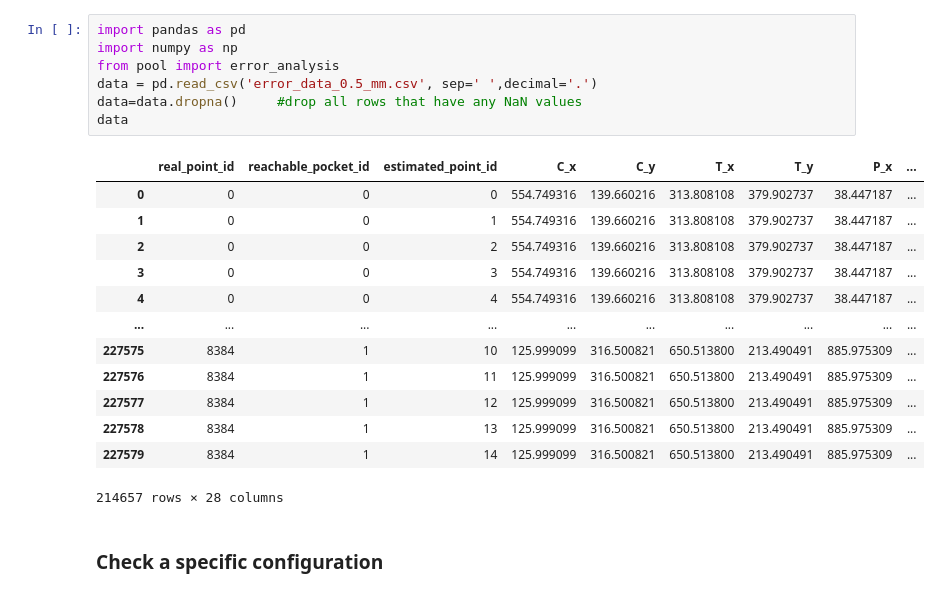
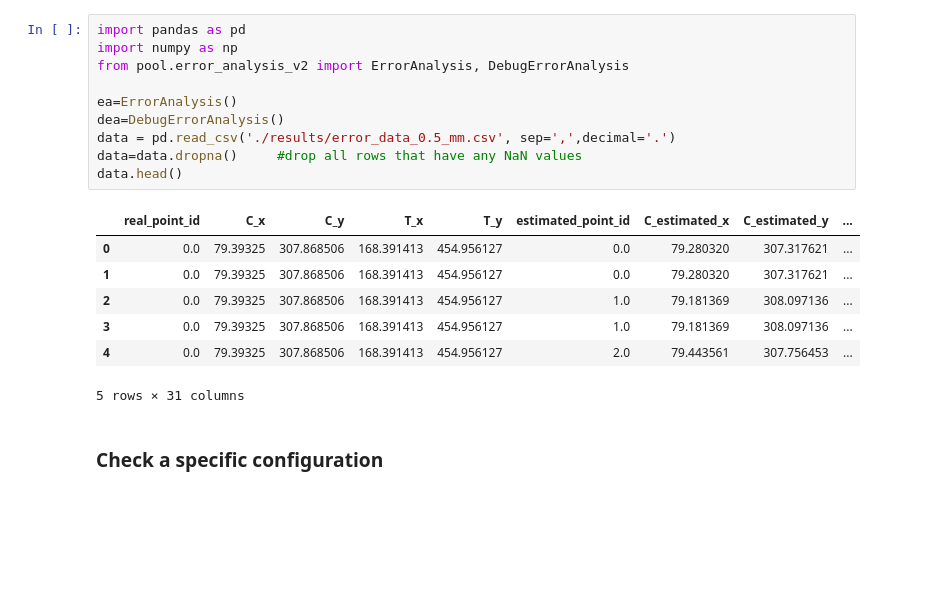
Before and after one commit to opticsensors/pool-playing-robot, a Jupyter notebook: examples/error_analysis/data_analysis.ipynb, the cells around one changed output. Drawn from its saved outputs; the diff is of its cells as text; blank space fills up the shorter version.

```diff
--- a/examples/error_analysis/data_analysis.ipynb
+++ b/examples/error_analysis/data_analysis.ipynb
@@ -1,24 +1,21 @@
 # %%
 import pandas as pd
 import numpy as np
-from pool import error_analysis
-data = pd.read_csv('error_data_0.5_mm.csv', sep=' ',decimal='.')
+from pool.error_analysis_v2 import ErrorAnalysis, DebugErrorAnalysis
+
+ea=ErrorAnalysis()
+dea=DebugErrorAnalysis()
+data = pd.read_csv('./results/error_data_0.5_mm.csv', sep=',',decimal='.')
 data=data.dropna()     #drop all rows that have any NaN values
-data
+data.head()
 # %% [output]
-|  | real_point_id | reachable_pocket_id | estimated_point_id | C_x | C_y | T_x | T_y | P_x | ... |
-| 0 | 0 | 0 | 0 | 554.749316 | 139.660216 | 313.808108 | 379.902737 | 38.447187 | ... |
-| 1 | 0 | 0 | 1 | 554.749316 | 139.660216 | 313.808108 | 379.902737 | 38.447187 | ... |
-| 2 | 0 | 0 | 2 | 554.749316 | 139.660216 | 313.808108 | 379.902737 | 38.447187 | ... |
-| 3 | 0 | 0 | 3 | 554.749316 | 139.660216 | 313.808108 | 379.902737 | 38.447187 | ... |
-| 4 | 0 | 0 | 4 | 554.749316 | 139.660216 | 313.808108 | 379.902737 | 38.447187 | ... |
-| ... | ... | ... | ... | ... | ... | ... | ... | ... | ... |
-| 227575 | 8384 | 1 | 10 | 125.999099 | 316.500821 | 650.513800 | 213.490491 | 885.975309 | ... |
-| 227576 | 8384 | 1 | 11 | 125.999099 | 316.500821 | 650.513800 | 213.490491 | 885.975309 | ... |
-| 227577 | 8384 | 1 | 12 | 125.999099 | 316.500821 | 650.513800 | 213.490491 | 885.975309 | ... |
-| 227578 | 8384 | 1 | 13 | 125.999099 | 316.500821 | 650.513800 | 213.490491 | 885.975309 | ... |
-| 227579 | 8384 | 1 | 14 | 125.999099 | 316.500821 | 650.513800 | 213.490491 | 885.975309 | ... |
+|  | real_point_id | C_x | C_y | T_x | T_y | estimated_point_id | C_estimated_x | C_estimated_y | ... |
+| 0 | 0.0 | 79.39325 | 307.868506 | 168.391413 | 454.956127 | 0.0 | 79.280320 | 307.317621 | ... |
+| 1 | 0.0 | 79.39325 | 307.868506 | 168.391413 | 454.956127 | 0.0 | 79.280320 | 307.317621 | ... |
+| 2 | 0.0 | 79.39325 | 307.868506 | 168.391413 | 454.956127 | 1.0 | 79.181369 | 308.097136 | ... |
+| 3 | 0.0 | 79.39325 | 307.868506 | 168.391413 | 454.956127 | 1.0 | 79.181369 | 308.097136 | ... |
+| 4 | 0.0 | 79.39325 | 307.868506 | 168.391413 | 454.956127 | 2.0 | 79.443561 | 307.756453 | ... |
-214657 rows × 28 columns
+5 rows × 31 columns
 # %% [markdown]
 ### Check a specific configuration
 # %% [markdown]
```
Also changed, not shown: parts of 6 cells of this notebook, 4 other files.
